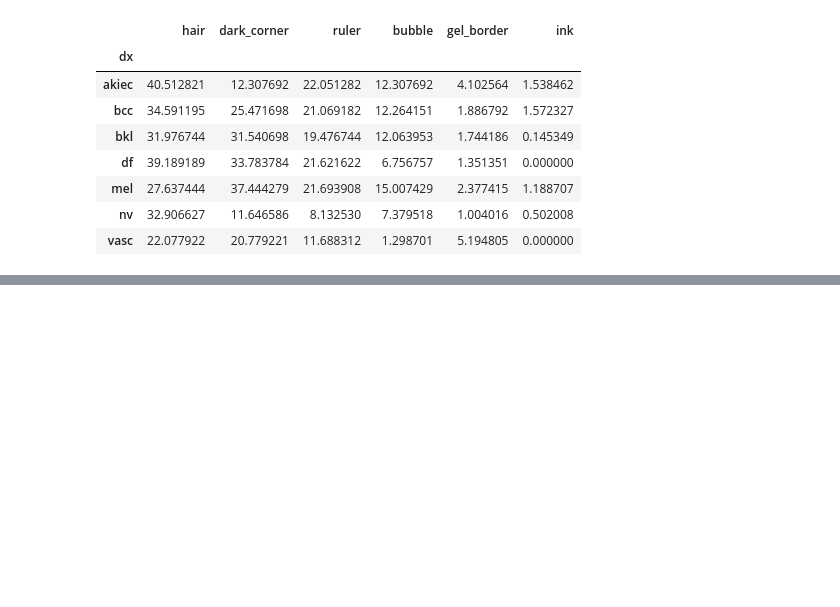
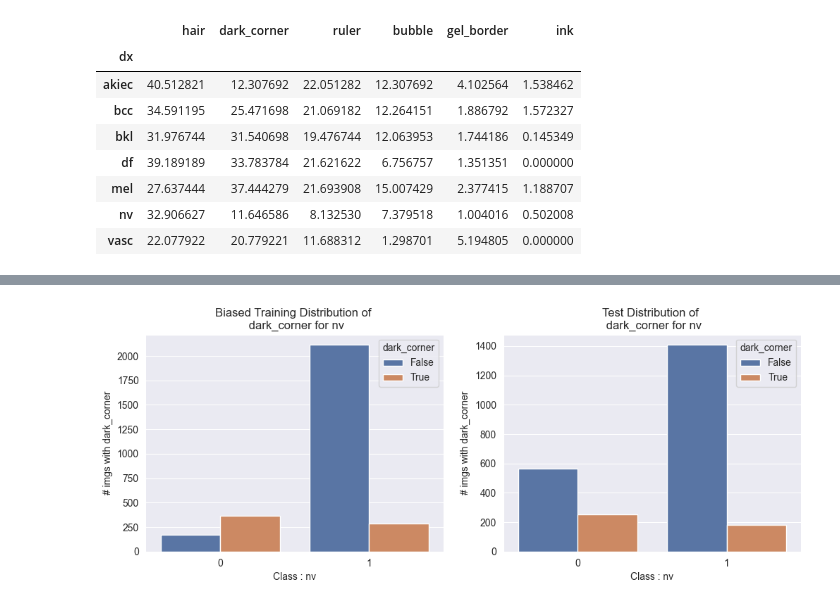
Before and after one commit to 12dash/DebiasingSkinCancerDetection, a Jupyter notebook: Analysis.ipynb, the cells around one changed output, grey strips where cells are left out. Drawn from its saved outputs; the diff is of its cells as text; code cells hidden in the pictures; blank space fills up the shorter version.

```diff
--- a/Analysis.ipynb
+++ b/Analysis.ipynb
@@ -81,0 +144,11 @@ _ = axs.set(xlabel='Category',
+# %%
+fig, axs = plt.subplots(1,2, figsize=(12, 4))
+
+axs[0] = sns.countplot(df_subsampled, x=class_, hue = metadata, ax = axs[0])\
+            .set(xlabel=f'Class : {class_}', ylabel=f'# imgs with {metadata}',
+                title=f'Biased Training Distribution of \n {metadata} for {class_}')
+axs[1] = sns.countplot(df_test, x=class_, hue = metadata, ax = axs[1])\
+            .set(xlabel=f'Class : {class_}', ylabel=f'# imgs with {metadata}',
+                title=f'Test Distribution of \n {metadata} for {class_}')
+# %% [output]
+[figure, added]
```
Also changed, not shown: parts of 14 cells of this notebook, 3 other files.
